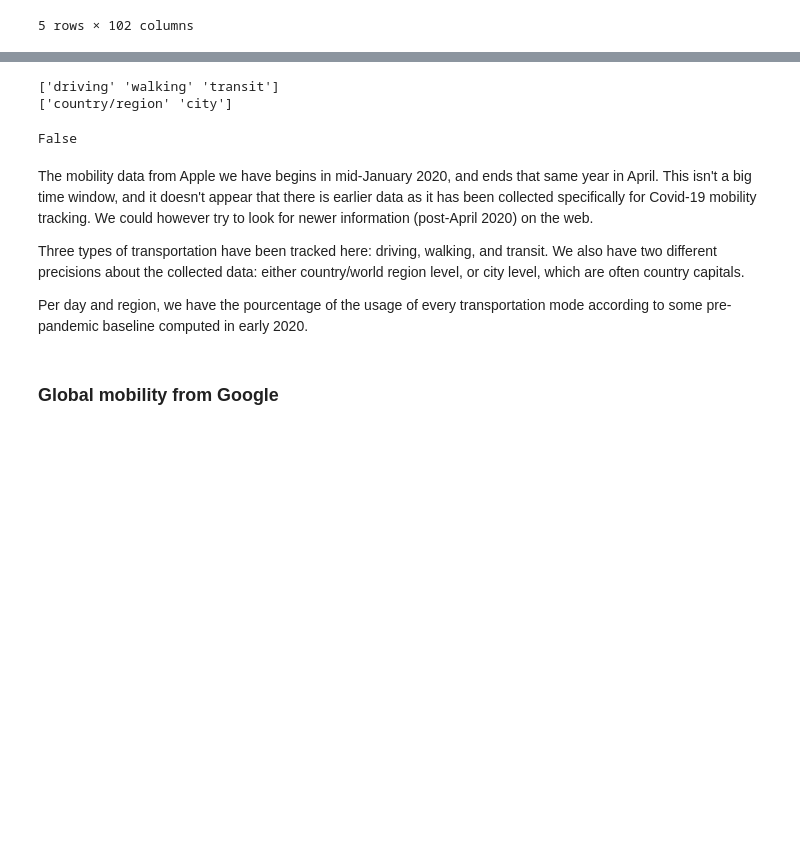
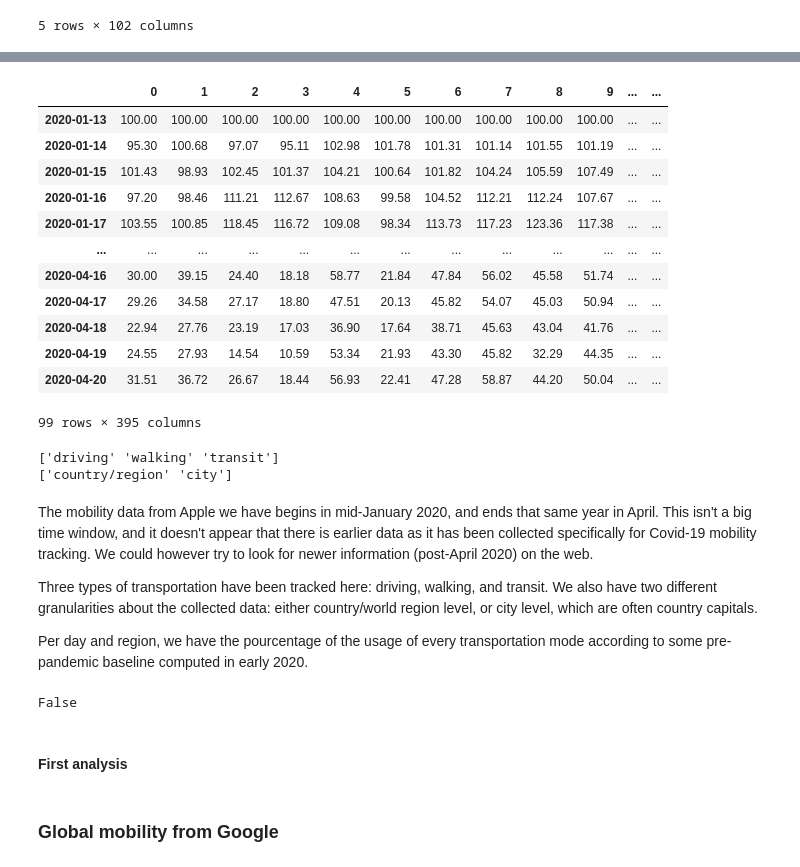
Before and after one commit to epfl-ada/ada-2022-project-wetried, a Jupyter notebook: Exploration corona.ipynb, the cells around one changed output, grey strips where cells are left out. Cells and saved outputs as stored; diff of their text form; code cells hidden in the pictures; blank space fills up the shorter version.

```diff
--- a/Exploration corona.ipynb
+++ b/Exploration corona.ipynb
@@ -337 +470,17 @@ apple_mobility.head()
+# %%
+apple_mobility[apple_mobility.columns[3:]].T
+# %% [output]
+|  | 0 | 1 | 2 | 3 | 4 | 5 | 6 | 7 | 8 | 9 | ... | ... |
+| 2020-01-13 | 100.00 | 100.00 | 100.00 | 100.00 | 100.00 | 100.00 | 100.00 | 100.00 | 100.00 | 100.00 | ... | ... |
+| 2020-01-14 | 95.30 | 100.68 | 97.07 | 95.11 | 102.98 | 101.78 | 101.31 | 101.14 | 101.55 | 101.19 | ... | ... |
+| 2020-01-15 | 101.43 | 98.93 | 102.45 | 101.37 | 104.21 | 100.64 | 101.82 | 104.24 | 105.59 | 107.49 | ... | ... |
+| 2020-01-16 | 97.20 | 98.46 | 111.21 | 112.67 | 108.63 | 99.58 | 104.52 | 112.21 | 112.24 | 107.67 | ... | ... |
+| 2020-01-17 | 103.55 | 100.85 | 118.45 | 116.72 | 109.08 | 98.34 | 113.73 | 117.23 | 123.36 | 117.38 | ... | ... |
+| ... | ... | ... | ... | ... | ... | ... | ... | ... | ... | ... | ... | ... |
+| 2020-04-16 | 30.00 | 39.15 | 24.40 | 18.18 | 58.77 | 21.84 | 47.84 | 56.02 | 45.58 | 51.74 | ... | ... |
+| 2020-04-17 | 29.26 | 34.58 | 27.17 | 18.80 | 47.51 | 20.13 | 45.82 | 54.07 | 45.03 | 50.94 | ... | ... |
+| 2020-04-18 | 22.94 | 27.76 | 23.19 | 17.03 | 36.90 | 17.64 | 38.71 | 45.63 | 43.04 | 41.76 | ... | ... |
+| 2020-04-19 | 24.55 | 27.93 | 14.54 | 10.59 | 53.34 | 21.93 | 43.30 | 45.82 | 32.29 | 44.35 | ... | ... |
+| 2020-04-20 | 31.51 | 36.72 | 26.67 | 18.44 | 56.93 | 22.41 | 47.28 | 58.87 | 44.20 | 50.04 | ... | ... |
+99 rows × 395 columns
 # %%
@@ -340,20 +489,22 @@ print(apple_mobility.geo_type.unique())
 # %% [output]
 ['driving' 'walking' 'transit']
 ['country/region' 'city']
-# %%
-apple_mobility.isnull().any().any()
-# %% [output]
-False
 # %% [markdown]
 The mobility data from Apple we have begins in mid-January 2020, and ends that same year in April. This isn't a big time window, and it doesn't appear that there is earlier data as it has been collected specifically for Covid-19 mobility tracking. We could however try to look for newer information (post-April 2020) on the web.
 
-Three types of transportation have been tracked here: driving, walking, and transit. We also have two different precisions about the collected data: either country/world region level, or city level, which are often country capitals.
+Three types of transportation have been tracked here: driving, walking, and transit. We also have two different granularities about the collected data: either country/world region level, or city level, which are often country capitals.
 
 Per day and region, we have the pourcentage of the usage of every transportation mode according to some pre-pandemic baseline computed in early 2020.
+# %%
+apple_mobility.isnull().any().any() # There doesn't appear to be missing data
+# %% [output]
+False
 # %%
 apple_mobility_walking = apple_mobility[apple_mobility.transportation_type == 'walking']
 apple_mobility_driving = apple_mobility[apple_mobility.transportation_type == 'driving']
 apple_mobility_transit = apple_mobility[apple_mobility.transportation_type == 'transit']
+# %% [markdown]
+#### First analysis
 # %% [markdown]
 ### Global mobility from Google
 # %%
```
Also changed, not shown: parts of 49 cells of this notebook, 1 other file.
